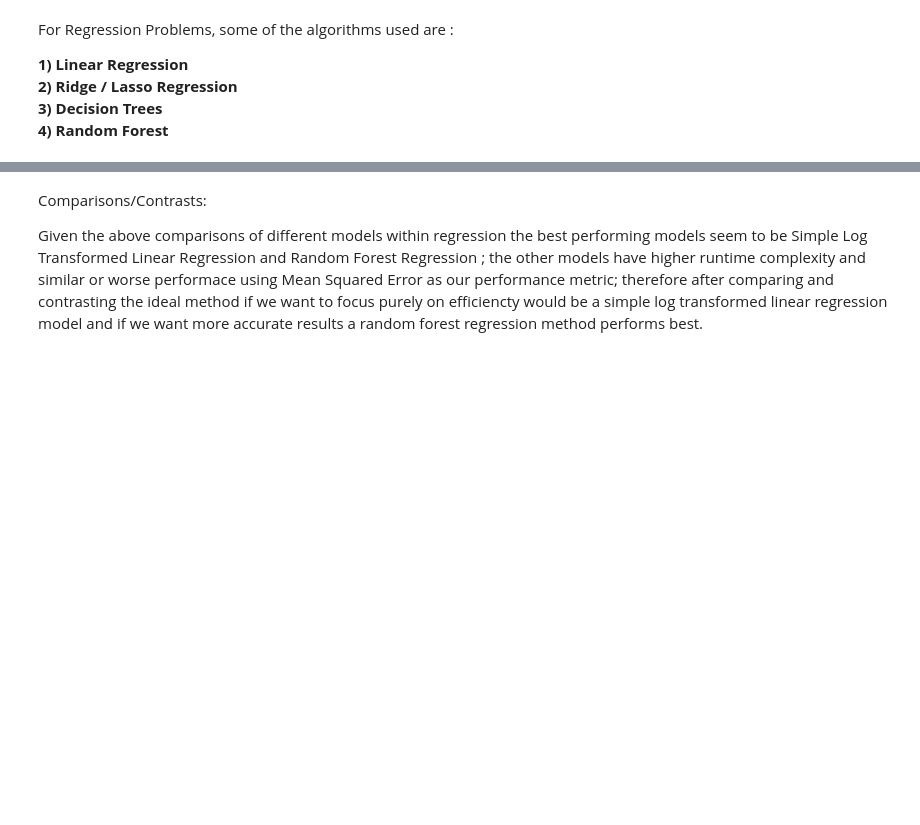
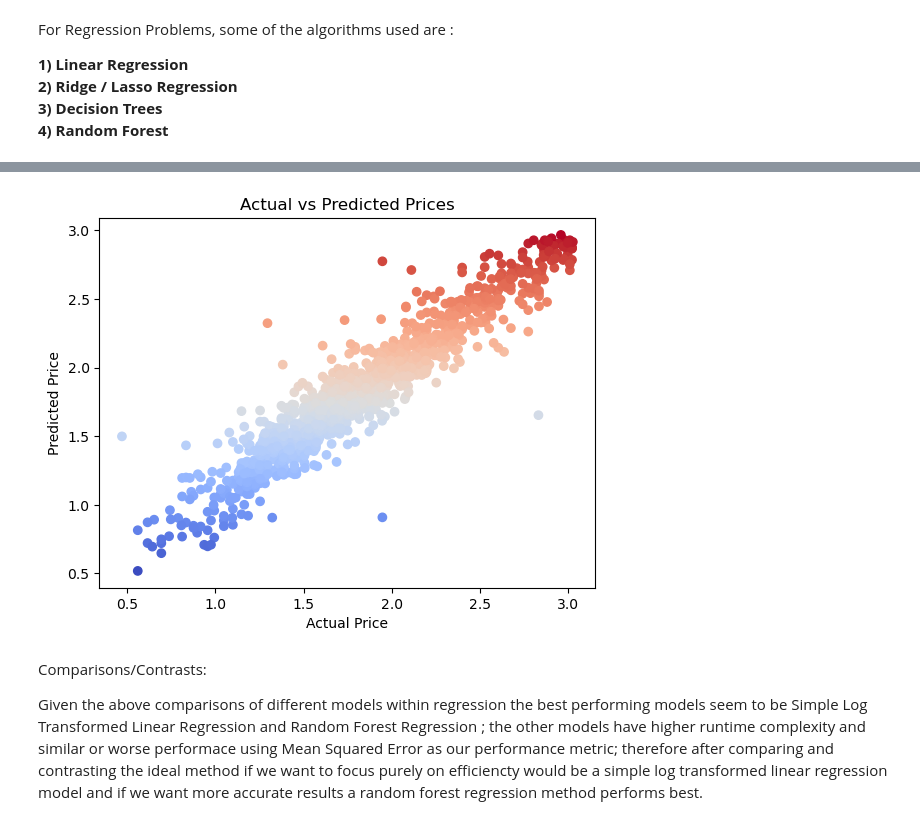
Before and after one commit to affaan-m/MIT, a Jupyter notebook: FinalUsedCarPredictionFC.ipynb, the cells around one changed output, grey strips where cells are left out. Drawn from its saved outputs; the diff is of its cells as text; code cells hidden in the pictures; blank space fills up the shorter version.

```diff
--- a/FinalUsedCarPredictionFC.ipynb
+++ b/FinalUsedCarPredictionFC.ipynb
@@ -646,4 +646,14 @@ rf_median.fit(X_train_median, y_train_median)
 y_pred_median_rf = rf_median.predict(X_test_median)
 mse_median_rf = mean_squared_error(y_test_median, y_pred_median_rf)
 print("Mean Squared Error for Median imputed dataset using Random Forest Regression:", mse_median_rf)
+
+# Create a dataframe for the actual and predicted prices
+test_df = pd.DataFrame({'Actual Price': y_test_median, 'Predicted Price': y_pred_median_rf})
+
+# Plot the actual and predicted prices
+plt.scatter(test_df['Actual Price'], test_df['Predicted Price'], c=test_df['Predicted Price'], cmap='coolwarm')
+plt.xlabel('Actual Price')
+plt.ylabel('Predicted Price')
+plt.title('Actual vs Predicted Prices')
+plt.show()
 # %% [output]
@@ -660,3 +670,4 @@ Mean Squared Error for Median imputed dataset using Random Forest Regression: 0.
+[figure, added]
 # %% [markdown]
 Comparisons/Contrasts:
 
```
Also changed, not shown: parts of 4 cells of this notebook.
